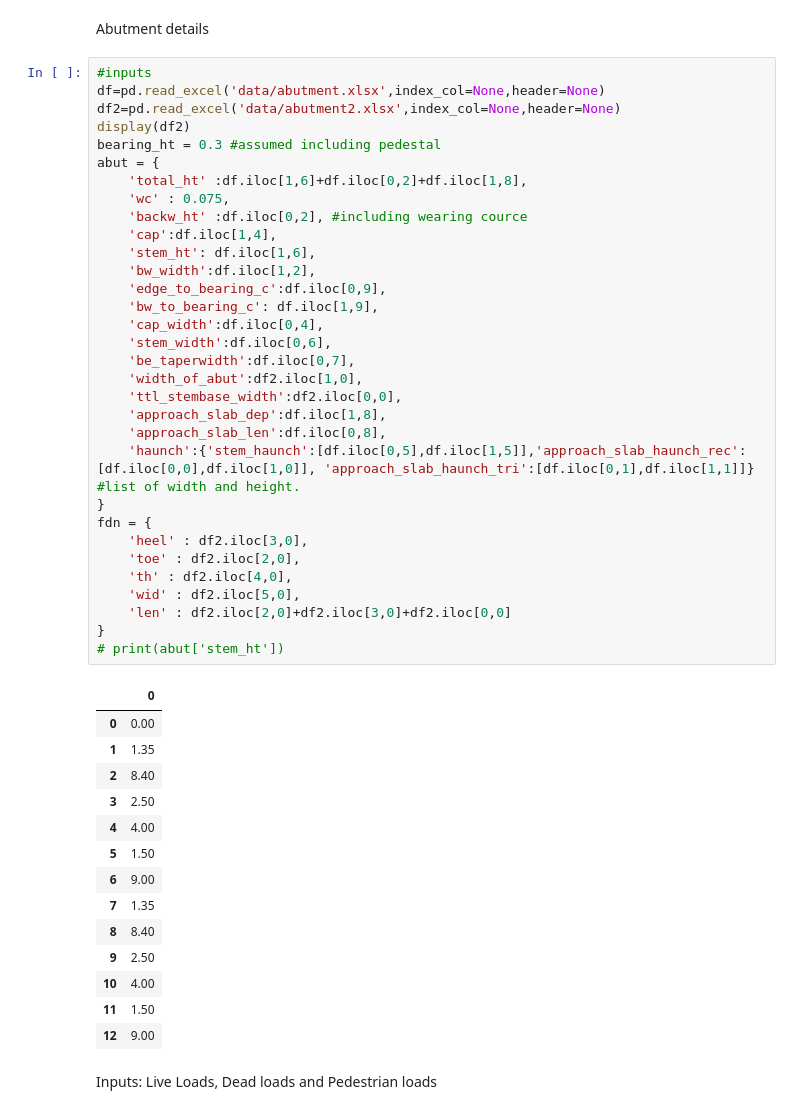
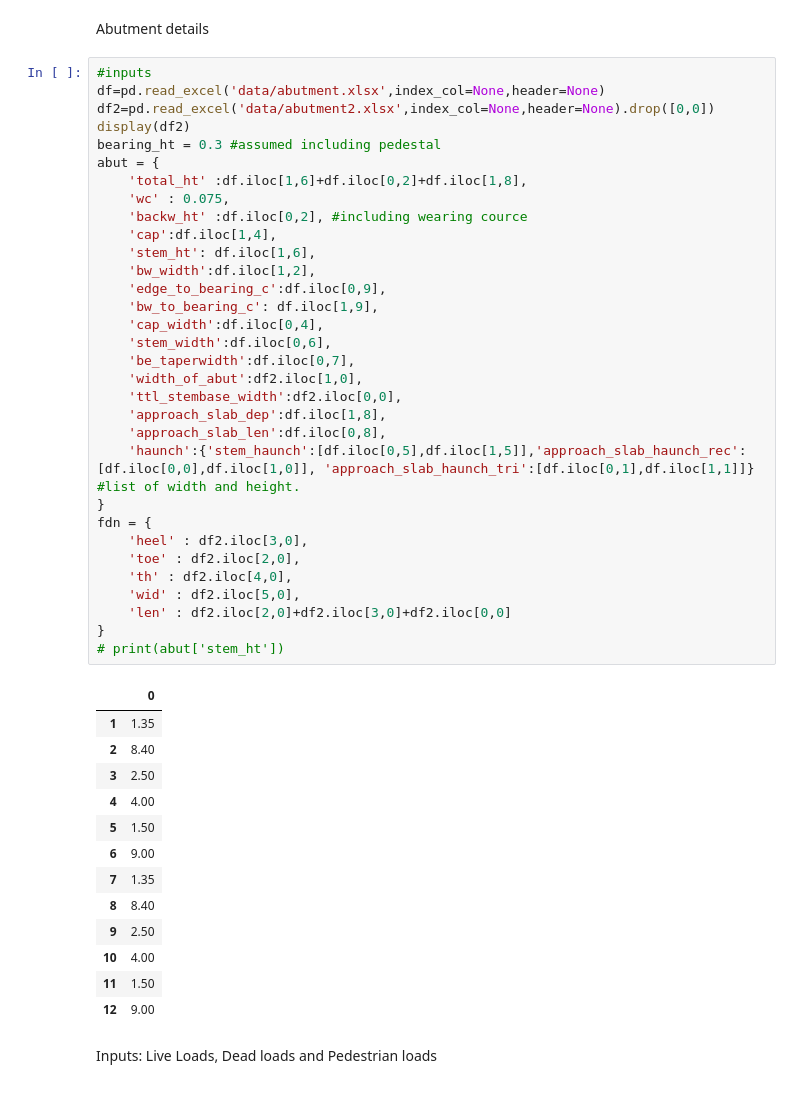
Before and after one commit to Rawrr-123/PSC_bridge, a Jupyter notebook: Abutment.ipynb, the cells around one changed output. Saved outputs shown, nothing was run; the diff lists cells and outputs as text.

```diff
--- a/Abutment.ipynb
+++ b/Abutment.ipynb
@@ -65,38 +65,37 @@ Abutment details
 # %%
 #inputs
 df=pd.read_excel('data/abutment.xlsx',index_col=None,header=None)
-df2=pd.read_excel('data/abutment2.xlsx',index_col=None,header=None)
+df2=pd.read_excel('data/abutment2.xlsx',index_col=None,header=None).drop([0,0])
 display(df2)
 bearing_ht = 0.3 #assumed including pedestal
 abut = {
     'total_ht' :df.iloc[1,6]+df.iloc[0,2]+df.iloc[1,8],
     'wc' : 0.075,
     'backw_ht' :df.iloc[0,2], #including wearing cource
     'cap':df.iloc[1,4],
     'stem_ht': df.iloc[1,6],
     'bw_width':df.iloc[1,2],
     'edge_to_bearing_c':df.iloc[0,9],
     'bw_to_bearing_c': df.iloc[1,9],
     'cap_width':df.iloc[0,4],
     'stem_width':df.iloc[0,6],
     'be_taperwidth':df.iloc[0,7],
     'width_of_abut':df2.iloc[1,0],
     'ttl_stembase_width':df2.iloc[0,0],
     'approach_slab_dep':df.iloc[1,8],
     'approach_slab_len':df.iloc[0,8],
     'haunch':{'stem_haunch':[df.iloc[0,5],df.iloc[1,5]],'approach_slab_haunch_rec':[df.iloc[0,0],df.iloc[1,0]], 'approach_slab_haunch_tri':[df.iloc[0,1],df.iloc[1,1]]} #list of width and height.
 }
 fdn = {
     'heel' : df2.iloc[3,0],
     'toe' : df2.iloc[2,0],
     'th' : df2.iloc[4,0],
     'wid' : df2.iloc[5,0],
     'len' : df2.iloc[2,0]+df2.iloc[3,0]+df2.iloc[0,0]
 }
 # print(abut['stem_ht'])
 # %% [output]
 |  | 0 |
-| 0 | 0.00 |
 | 1 | 1.35 |
 | 2 | 8.40 |
 | 3 | 2.50 |
```
Also changed, not shown: parts of 40 cells of this notebook.
